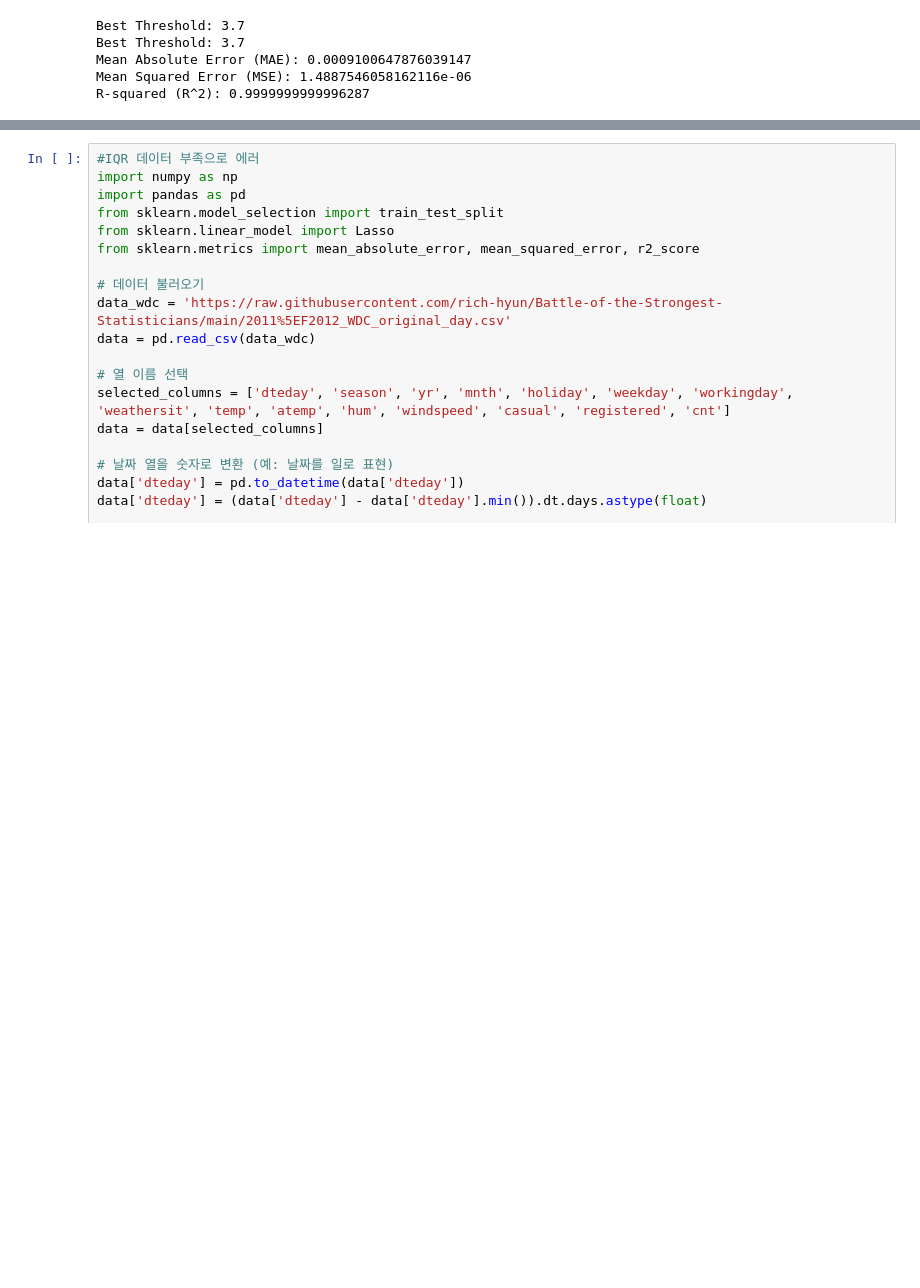
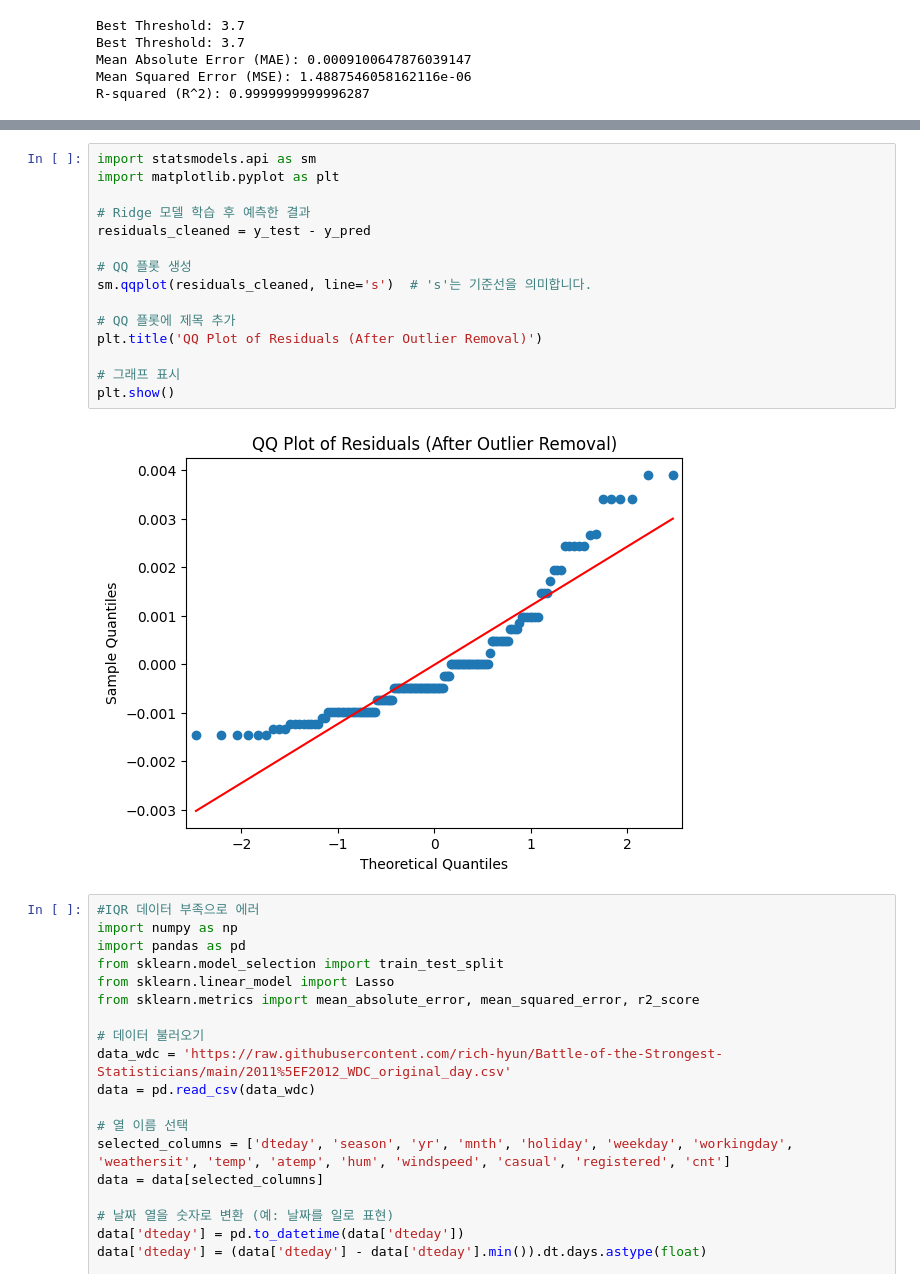
Before and after one commit to rich-hyun/Battle-of-the-Strongest-Statisticians, a Jupyter notebook: final_static.ipynb, the cells around one changed output, grey strips where cells are left out. Drawn from its saved outputs; the diff is of its cells as text; blank space fills up the shorter version.

```diff
--- a/final_static.ipynb
+++ b/final_static.ipynb
@@ -1292,3 +1949,20 @@ R-squared (R^2): 0.9999999999996287
+# %%
+import statsmodels.api as sm
+import matplotlib.pyplot as plt
+
+# Ridge 모델 학습 후 예측한 결과
+residuals_cleaned = y_test - y_pred
+
+# QQ 플롯 생성
+sm.qqplot(residuals_cleaned, line='s')  # 's'는 기준선을 의미합니다.
+
+# QQ 플롯에 제목 추가
+plt.title('QQ Plot of Residuals (After Outlier Removal)')
+
+# 그래프 표시
+plt.show()
+# %% [output]
+[figure, added]
 # %%
 #IQR 데이터 부족으로 에러
 import numpy as np
```
Also changed, not shown: parts of 64 cells of this notebook.
